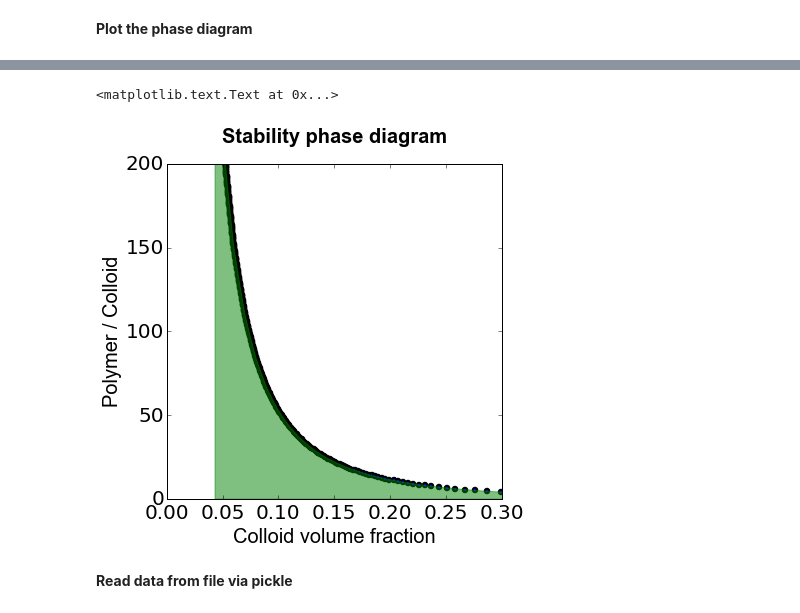
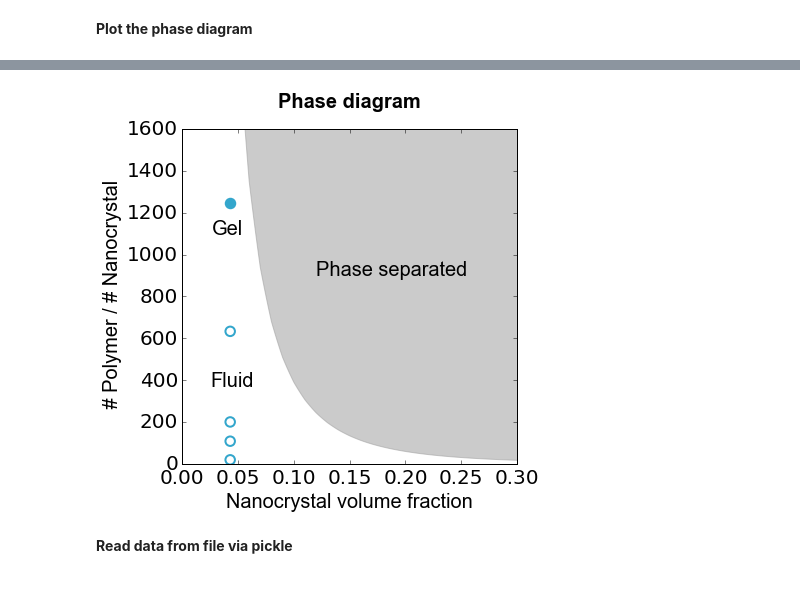
Before and after one commit to rjadrich/depletion_gel_model, a Jupyter notebook: depletion_gel_theory.ipynb, the cells around one changed output, grey strips where cells are left out. Saved outputs shown, nothing was run; the diff lists cells and outputs as text; code cells hidden in the pictures.

Commit message:
added image

```diff
--- a/depletion_gel_theory.ipynb
+++ b/depletion_gel_theory.ipynb
@@ -321,11 +321,20 @@ def calculate_stability_determinant(p_c, p_p, p_s, #state variables
                                    ):
 
     #calculate the hessian matrix
+
+    #generate steps for calculating hessian
     hess_steps = nd.MinStepGenerator(base_step=min_step, step_ratio=2.0, num_steps = 2)
-    calculate_hessian = lambda x: calculate_f(x[0], x[1], x[2], d_c, d_p, l, Z_c, R_cp, BA)[0]
-    stability_matrix = nd.Hessian(calculate_hessian, step = hess_steps)([p_c, p_p, p_s])
 
-    #build the 3x3 stability matrix as a numpy array and calculate the determinant
+    if p_s > 0.00000000001:
+        #full solution
+        calculate_hessian = lambda x: calculate_f(x[0], x[1], x[2], d_c, d_p, l, Z_c, R_cp, BA)[0]
+        stability_matrix = nd.Hessian(calculate_hessian, step = hess_steps)([p_c, p_p, p_s])
+    else:
+        #zero salt solution (to avoid numerical issues)
+        calculate_hessian = lambda x: calculate_f(x[0], x[1], p_s, d_c, d_p, l, Z_c, R_cp, BA)[0]
+        stability_matrix = nd.Hessian(calculate_hessian, step = hess_steps)([p_c, p_p])
+
+    #build the 3x3 (or 2x2) stability matrix as a numpy array and calculate the determinant
     #logdet is used to avoid issues with a small determinant (such as when an instability is reached)
     (sign, logdet) = slogdet(stability_matrix)
     stability_determinant = sign*exp(logdet)
@@ -347,7 +356,7 @@ n_c = 0.025
 p_c = 6.0*n_c/(pi*d_c*d_c*d_c)
 
 #salt
-p_s = 0.1*p_c
+p_s = 0.0000000000000000000000001 #0.1*p_c
 
 n_p_inc = 0.1
 n_p_min = 1.0 #2.1
@@ -694,33 +804,42 @@ ValueError: need more than 0 values to unpack
 # %%
 #font scpecifications
 title_font = {'family' : 'arial', 'color'  : 'black', 'weight' : 'heavy','size': 20}
 axis_label_font = {'family' : 'arial', 'color'  : 'black', 'weight' : 'normal','size': 20}
 axescolor = '#f6f6f6'
 
 #figure size and tick style
 plt.rcParams["figure.figsize"] = [6,6]
 plt.rc('axes',edgecolor='black',linewidth=1)
 plt.tick_params(which='both', axis='both', color='black', length=4, width=0.5)
 plt.rcParams['xtick.direction'] = 'in'
 plt.rcParams['ytick.direction'] = 'in'
 
+#text for labeling regions
+plt.text(0.025, 370, 'Fluid', fontsize=20, fontdict = axis_label_font)
+plt.text(0.12, 900.0, 'Phase separated', fontsize=20, fontdict = axis_label_font)
+plt.text(0.027, 1100.0, 'Gel', fontsize=20, fontdict = axis_label_font)
 
-plt.xlabel('Colloid volume fraction', fontsize=20, fontdict = axis_label_font)
-plt.ylabel('Polymer / Colloid', fontsize=20, fontdict = axis_label_font)
+
+plt.xlabel('Nanocrystal volume fraction', fontsize=20, fontdict = axis_label_font)
+plt.ylabel(' # Polymer / # Nanocrystal', fontsize=20, fontdict = axis_label_font)
+plt.scatter([0.043, 0.043, 0.043, 0.043], [19, 108, 200, 633], c="none", linestyle = '-', linewidth = 2, edgecolor="#33a6cc", s=90.0)
+plt.scatter([0.043], [1247], c="#33a6cc", linestyle = '-', linewidth = 2, edgecolor="#33a6cc", s=90.0)
 #plt.plot(boundary[3], boundary[2], c="r", linestyle = '-', linewidth = 2)
-plt.scatter(boundary[3], boundary[2], c="b", linestyle = '-', linewidth = 2)
-plt.ylim((0,200))
+#plt.scatter(boundary[3], boundary[2], c="b", linestyle = '-', linewidth = 2)
+plt.ylim((0,1600))
 plt.xlim((0,0.3))
 
 #fill in where the instability lies
 lower_bound = [0.0 for x in range(len(boundary[2]))]
 upper_bound = [20000000.0 for x in range(len(boundary[2]))]
-plt.fill_between(boundary[3], boundary[2], lower_bound, alpha=0.5, color='g')
+plt.fill_between(boundary_2[3], boundary_2[2], upper_bound, alpha=0.5, color='#999999')
+#plt.plot(boundary_0[3], boundary_0[2], c="grey", linestyle = '--', linewidth = 2)
+#plt.plot(boundary_4[3], boundary_4[2], c="grey", linestyle = '--', linewidth = 2)
 #plt.fill_between(boundary[3], upper_bound, lower_bound, alpha=0.5, color='r')
 
 #title and axis labels
 plt.tick_params(axis='both', labelsize=20)
-plt.title("Stability phase diagram", y=1.05, fontdict = title_font)
+plt.title("Phase diagram", y=1.05, fontdict = title_font)
+plt.savefig("depletion.png", bbox_inches='tight')
 # %% [output]
-<matplotlib.text.Text at 0x...>
-[figure, old version]
+[figure, new version]
```
Also changed, not shown: parts of 10 cells of this notebook, 2 other files.
